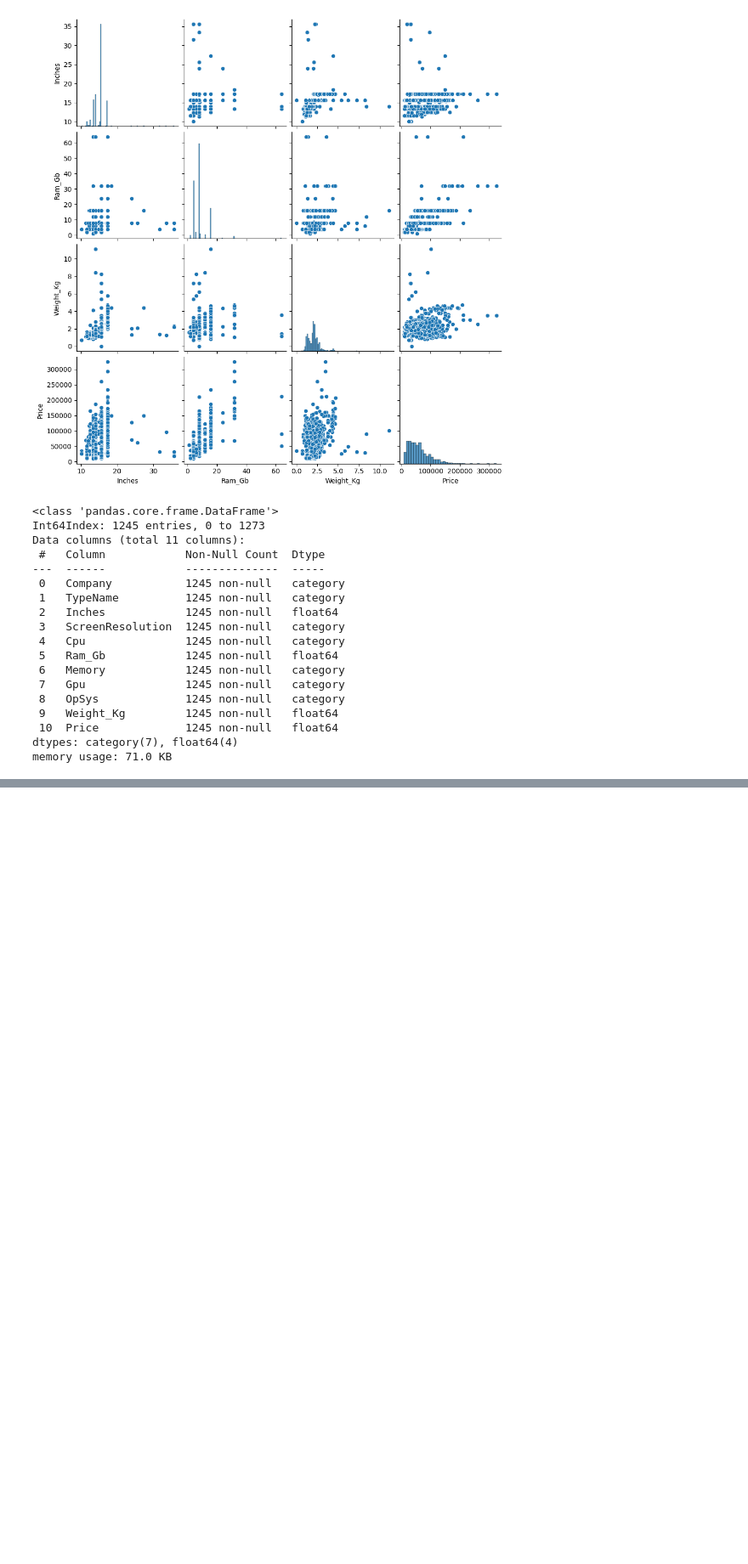
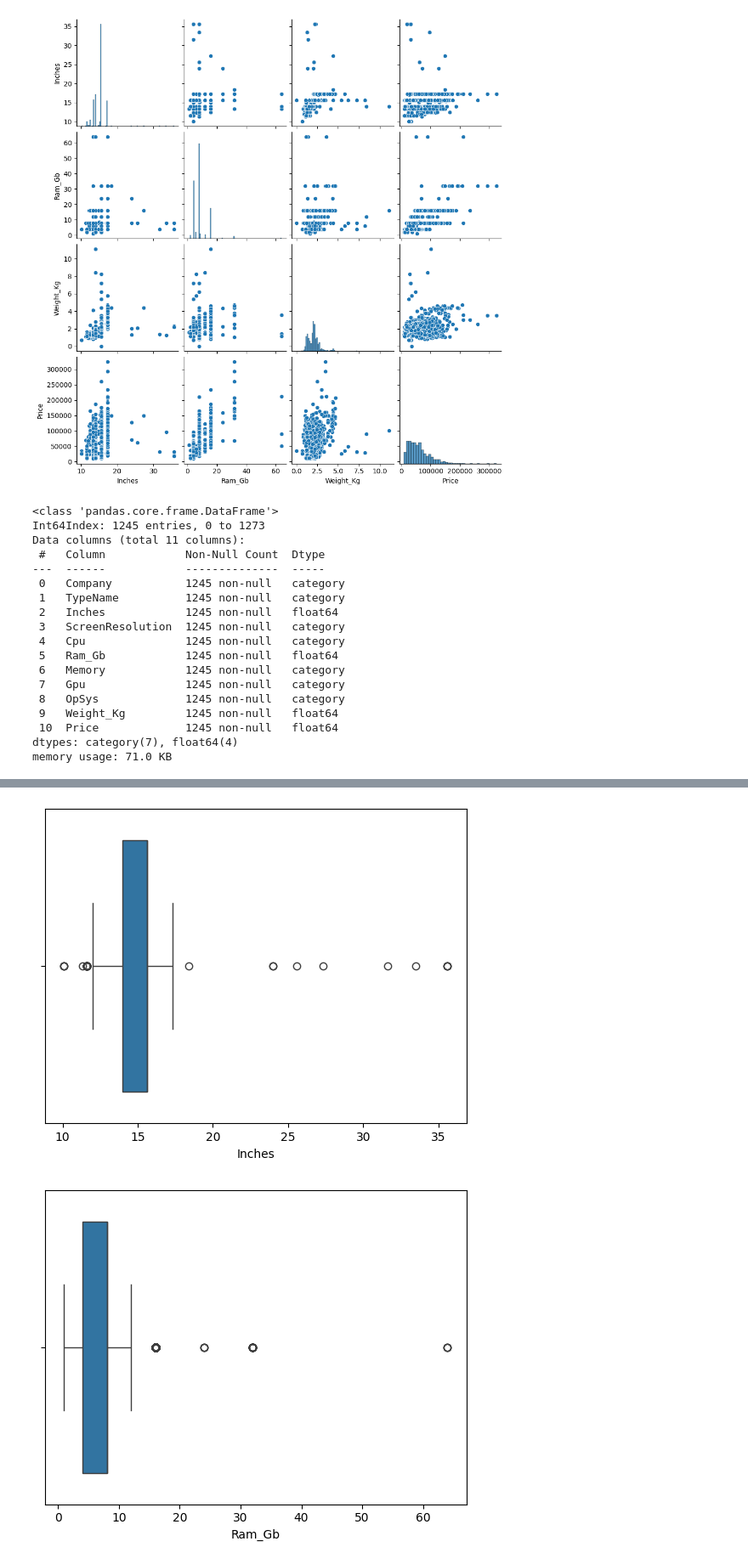
Before and after one commit to Ste881/Laptop-price-prediction, a Jupyter notebook: laptop_ML_project.ipynb, the cells around one changed output, grey strips where cells are left out. Shown at 85% size. Drawn from its saved outputs; the diff is of its cells as text; code cells hidden in the pictures; blank space fills up the shorter version.

```diff
--- a/laptop_ML_project.ipynb
+++ b/laptop_ML_project.ipynb
@@ -191,0 +207,36 @@ memory usage: 71.0 KB
+# %%
+#To deal with outliers, I am writing a function with Winsorization
+import pandas as pd
+import numpy as np
+
+def winsorize_outliers(df, columns, lower_percentile=5, upper_percentile=95):
+    """
+    Winsorize outliers in the specified columns of a pandas DataFrame.
+
+    Parameters:
+        df (DataFrame): The pandas DataFrame containing the data.
+        columns (list): A list of column names in which outliers should be winsorized.
+        lower_percentile (float): The lower percentile below which values are considered outliers.
+                                  Default is 5.
+        upper_percentile (float): The upper percentile above which values are considered outliers.
+                                  Default is 95.
+
+    Returns:
+        DataFrame: A copy of the input DataFrame with outliers winsorized.
+    """
+    df_winsorized = df.copy()
+
+    for col in columns:
+        lower_bound = np.percentile(df[col], lower_percentile)
+        upper_bound = np.percentile(df[col], upper_percentile)
+
+        # Replace values below the lower bound with the lower bound
+        df_winsorized[col] = np.where(df_winsorized[col] < lower_bound, lower_bound, df_winsorized[col])
+
+        # Replace values above the upper bound with the upper bound
+        df_winsorized[col] = np.where(df_winsorized[col] > upper_bound, upper_bound, df_winsorized[col])
+
+    return df_winsorized
+
+numeric_list = ["Inches", "Ram_Gb", "Weight_Kg", "Price"]
+winsorize_outliers(df, numeric_list)
@@ -191,0 +257,6 @@ memory usage: 71.0 KB
+# %%
+#Checking for outliers after handling them
+iqr_plot(numeric_list)
+# %% [output]
+[figure, added]
+[figure, added]
```
Also changed, not shown: parts of 3 cells of this notebook.
